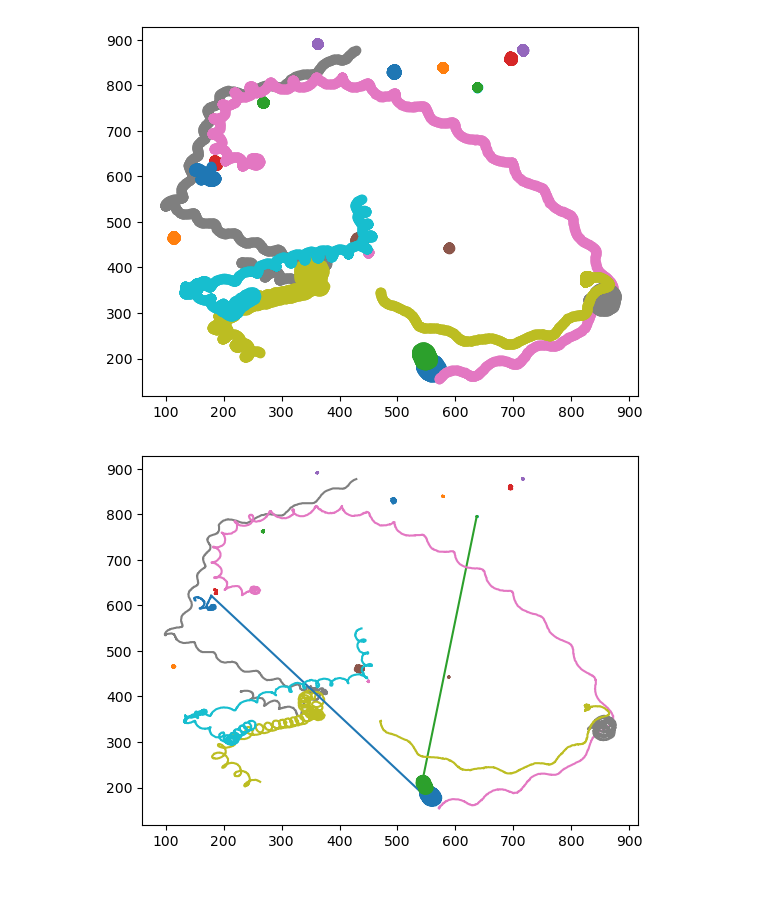
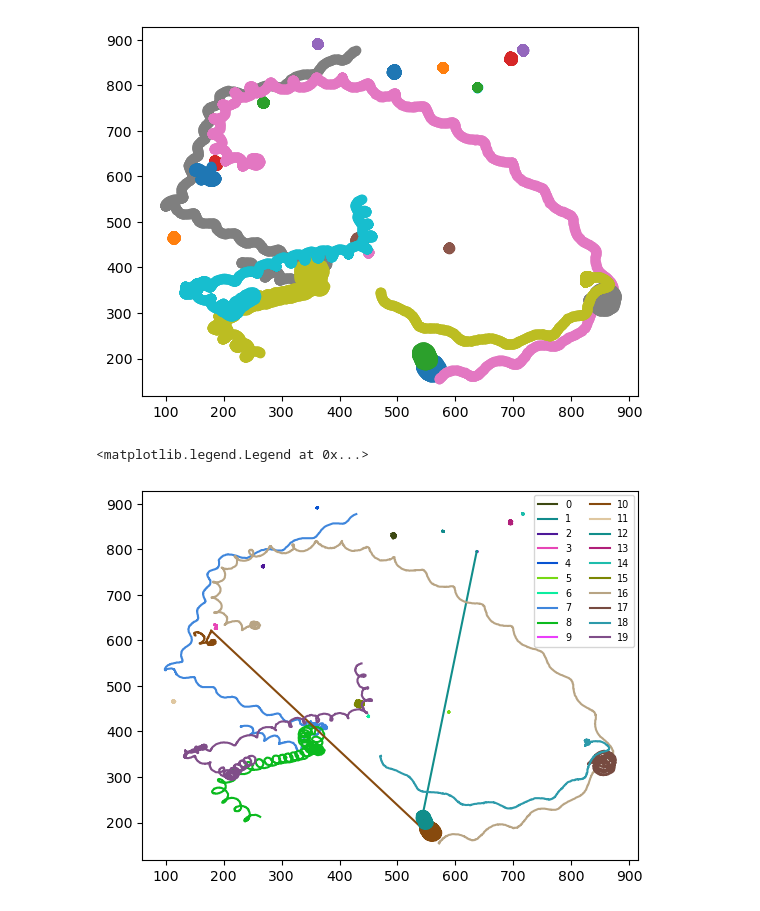
Before and after one commit to jonazhu/nematostellatracking, a Jupyter notebook: position_tracking/initial_path_plotting.ipynb, the cells around one changed output. Drawn from its saved outputs; the diff is of its cells as text; code cells hidden in the pictures.

```diff
--- a/position_tracking/initial_path_plotting.ipynb
+++ b/position_tracking/initial_path_plotting.ipynb
@@ -42,6 +42,9 @@ for i in ids:
 # %%
 for i in ids:
     df_individuals.append(df[df.id == i])
-    plt.plot(df_individuals[i].x_center, df_individuals[i].y_center)
+    random_color = np.random.rand(3)
+    plt.plot(df_individuals[i].x_center, df_individuals[i].y_center, color=random_color)
+plt.legend(ids, fontsize='x-small', loc='upper right', ncols=2)
 # %% [output]
+<matplotlib.legend.Legend at 0x...>
-[figure, old version]
+[figure, new version]
```
Also changed, not shown: parts of 1 cell of this notebook, 2 other files.
